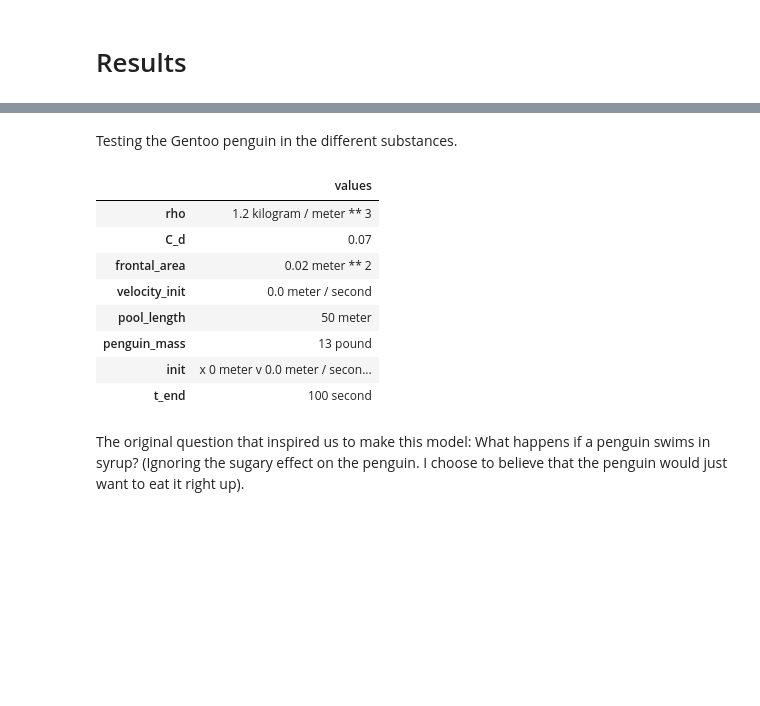
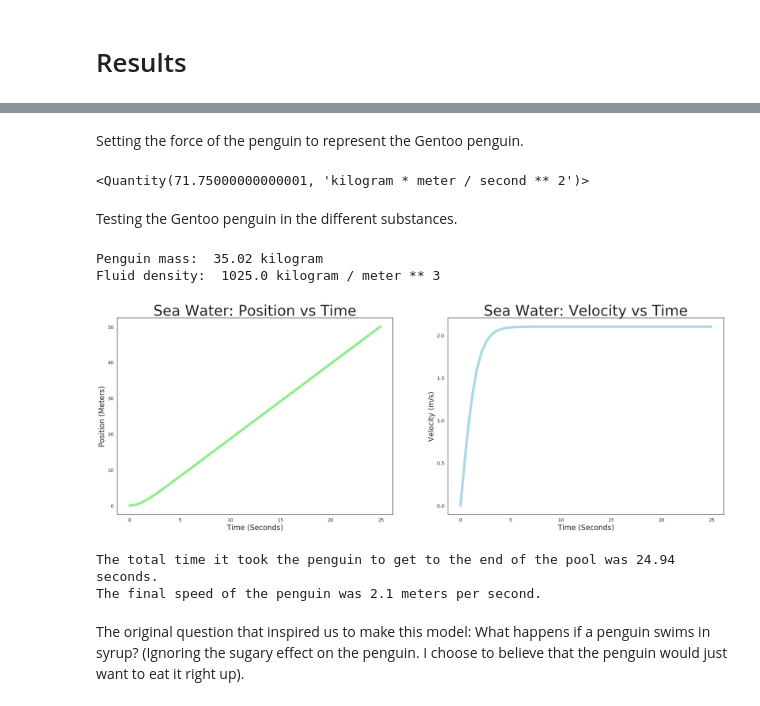
Before and after one commit to Griffith-Stites/ModSimPy, a Jupyter notebook: code/Project_3.ipynb, the cells around one changed output, grey strips where cells are left out. Saved outputs shown, nothing was run; the diff lists cells and outputs as text; code cells hidden in the pictures; blank space fills up the shorter version.

```diff
--- a/code/Project_3.ipynb
+++ b/code/Project_3.ipynb
@@ -108,7 +116,7 @@ def force_drag(V, system):
 # %% [markdown]
 Force of the penguin can be determined by finding the maximum speed of a penguin in salt water. Assuming that the drag force of the salt water is equal to the force of the penguin swimming and by knowing the drag coefficient of the penguin we can determine the swimming force of the penguin.
 # %%
-def force_penguin(max_speed, system):
+def force_penguin_calc(max_speed, system):
     """Computes the force the penguin exerts on the fluid.
 
     max_speed: max speed in the fluid
@@ -160,6 +151,46 @@ print(dvdt)
 # %%
 def event_func(state, t, system):
     """Return the ditance of the penguin in the pool.
+
+    state: state object with the position and velocity of the penguin
+    t: int representing the time the model is at
+    system: system object with the model params
     """
     x, v = state
     return x - system.pool_length
+# %%
+def analyze_results(results, system, title):
+    """Plot the results of a penguin model and provide summary statements.
+
+    results: Dataframe with the results of the model
+    system: System object for the model
+    title: String with title of the model"""
+
+    plot_info(system)
+
+    #Changes the size of the figure
+    figure(num=None, figsize=(30, 10), dpi=80, facecolor='w', edgecolor='k')
+    #Changes the font of the figure
+    font = {'family' : 'DejaVu Sans',
+            'weight' : 'normal',
+            'size'   : 30}
+    matplotlib.rc('font', **font)
+
+    #Creates the position vs time plot
+    plt.subplot(1, 2, 1)
+    plt.plot(results.index, results.x, color='lightgreen', linewidth=7.0)
+    plt.title(title + ': Position vs Time', fontsize = 40)
+    plt.xlabel('Time (Seconds)', fontsize = 20)
+    plt.ylabel('Position (Meters)', fontsize = 20)
+
+    #Creates the velocity vs time plot
+    plt.subplot(1, 2, 2)
+    plt.plot(results.index, results.v, color='lightblue', linewidth=7.0)
+    plt.title(title + ': Velocity vs Time', fontsize = 40)
+    plt.xlabel('Time (Seconds)', fontsize = 20)
+    plt.ylabel('Velocity (m/s)', fontsize = 20)
+
+    plt.show()
+
+    calc_total_time(results)
+    calc_max_speed(results)
@@ -198,19 +233,24 @@ results
+# %% [markdown]
+Setting the force of the penguin to represent the Gentoo penguin.
+# %%
+gentoo_max_speed = 36 * km / hr
+gentoo_max_speed = 10 * m / s
+force_penguin = force_penguin_calc(gentoo_max_speed, system)
+# %% [output]
+<Quantity(71.75000000000001, 'kilogram * meter / second ** 2')>
 # %% [markdown]
 Testing the Gentoo penguin in the different substances.
 # %%
 params.rho = rho_sea_water
 system = make_system(params)
-results, details = run_ode_solver(system, slope_func, events=event_func)
+results, details = run_ode_solver(system, slope_func, events=event_func, max_step =.5)
+analyze_results(results, system, 'Sea Water')
 # %% [output]
-|  | values |
-| rho | 1.2 kilogram / meter ** 3 |
-| C_d | 0.07 |
-| frontal_area | 0.02 meter ** 2 |
-| velocity_init | 0.0 meter / second |
-| pool_length | 50 meter |
-| penguin_mass | 13 pound |
-| init | x 0 meter v 0.0 meter / secon... |
-| t_end | 100 second |
+Penguin mass:  35.02 kilogram
+Fluid density:  1025.0 kilogram / meter ** 3
+[figure, added]
+The total time it took the penguin to get to the end of the pool was 24.94 seconds.
+The final speed of the penguin was 2.1 meters per second.
 # %% [markdown]
 The original question that inspired us to make this model: What happens if a penguin swims in syrup? (Ignoring the sugary effect on the penguin. I choose to believe that the penguin would just want to eat it right up).
 # %%
```
Also changed, not shown: parts of 21 cells of this notebook, 1 other file.
